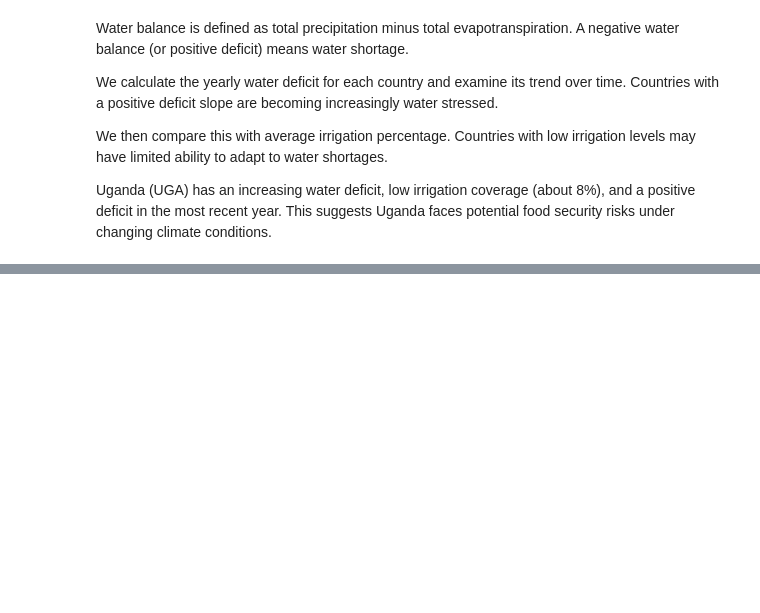
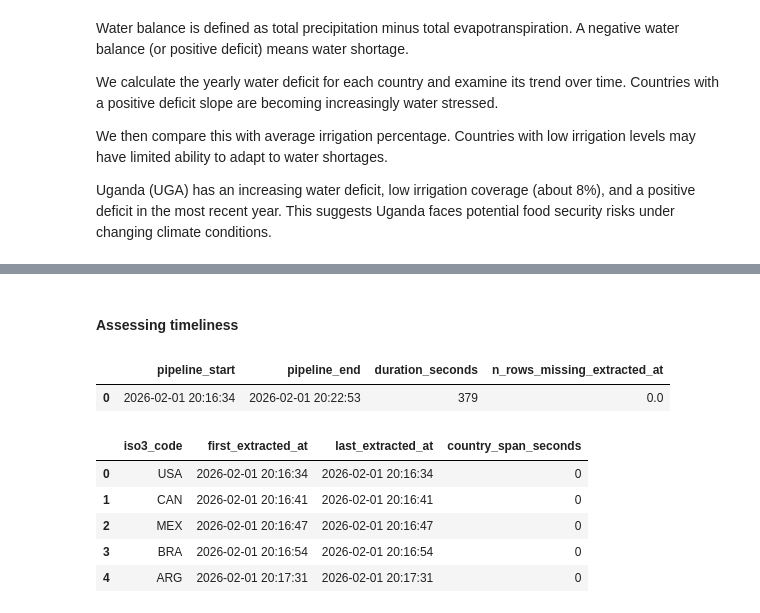
Before and after one commit to clareubc/521d_assignment, a Jupyter notebook: notebooks/Assignment 2.ipynb, the cells around one changed output, grey strips where cells are left out. Drawn from its saved outputs; the diff is of its cells as text; code cells hidden in the pictures; blank space fills up the shorter version.

```diff
--- a/notebooks/Assignment 2.ipynb
+++ b/notebooks/Assignment 2.ipynb
@@ -1489,0 +1641,44 @@ This suggests Uganda faces potential food security risks under changing climate
+# %% [markdown]
+#### Assessing timeliness
+# %%
+# pipeline extraction timestamps: checks when the pipeline started/ended and whether extracted_at is missing
+
+df_time = run_query(
+    """
+SELECT
+  MIN(extracted_at) AS pipeline_start,
+  MAX(extracted_at) AS pipeline_end,
+  TIMESTAMPDIFF(SECOND, MIN(extracted_at), MAX(extracted_at)) AS duration_seconds,
+  SUM(CASE WHEN extracted_at IS NULL THEN 1 ELSE 0 END) AS n_rows_missing_extracted_at
+FROM daily_weather;
+"""
+)
+
+df_time
+# %% [output]
+|  | pipeline_start | pipeline_end | duration_seconds | n_rows_missing_extracted_at |
+| 0 | 2026-02-01 20:16:34 | 2026-02-01 20:22:53 | 379 | 0.0 |
+# %%
+# this checks whether extracted_at varies within a country and how long each country’s load took
+
+df_country_time = run_query(
+    """
+SELECT
+  iso3_code,
+  MIN(extracted_at) AS first_extracted_at,
+  MAX(extracted_at) AS last_extracted_at,
+  TIMESTAMPDIFF(SECOND, MIN(extracted_at), MAX(extracted_at)) AS country_span_seconds
+FROM daily_weather
+GROUP BY iso3_code
+ORDER BY first_extracted_at;
+"""
+)
+
+df_country_time.head()
+# %% [output]
+|  | iso3_code | first_extracted_at | last_extracted_at | country_span_seconds |
+| 0 | USA | 2026-02-01 20:16:34 | 2026-02-01 20:16:34 | 0 |
+| 1 | CAN | 2026-02-01 20:16:41 | 2026-02-01 20:16:41 | 0 |
+| 2 | MEX | 2026-02-01 20:16:47 | 2026-02-01 20:16:47 | 0 |
+| 3 | BRA | 2026-02-01 20:16:54 | 2026-02-01 20:16:54 | 0 |
+| 4 | ARG | 2026-02-01 20:17:31 | 2026-02-01 20:17:31 | 0 |
```
Also changed, not shown: parts of 37 cells of this notebook, 1 other file.
